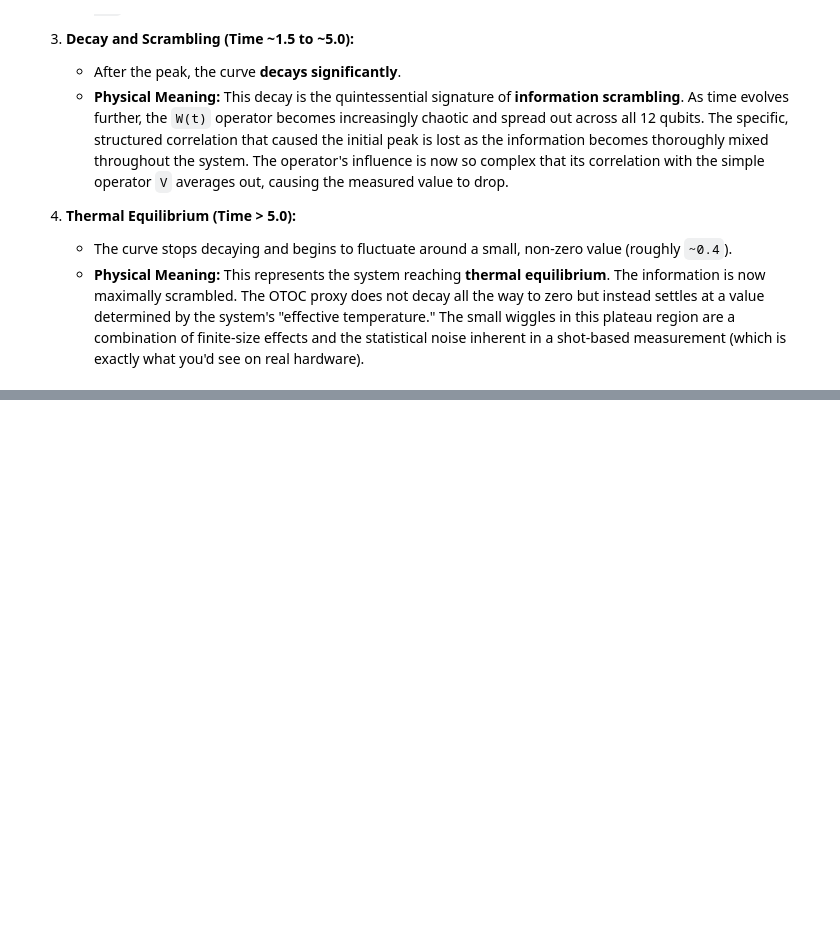
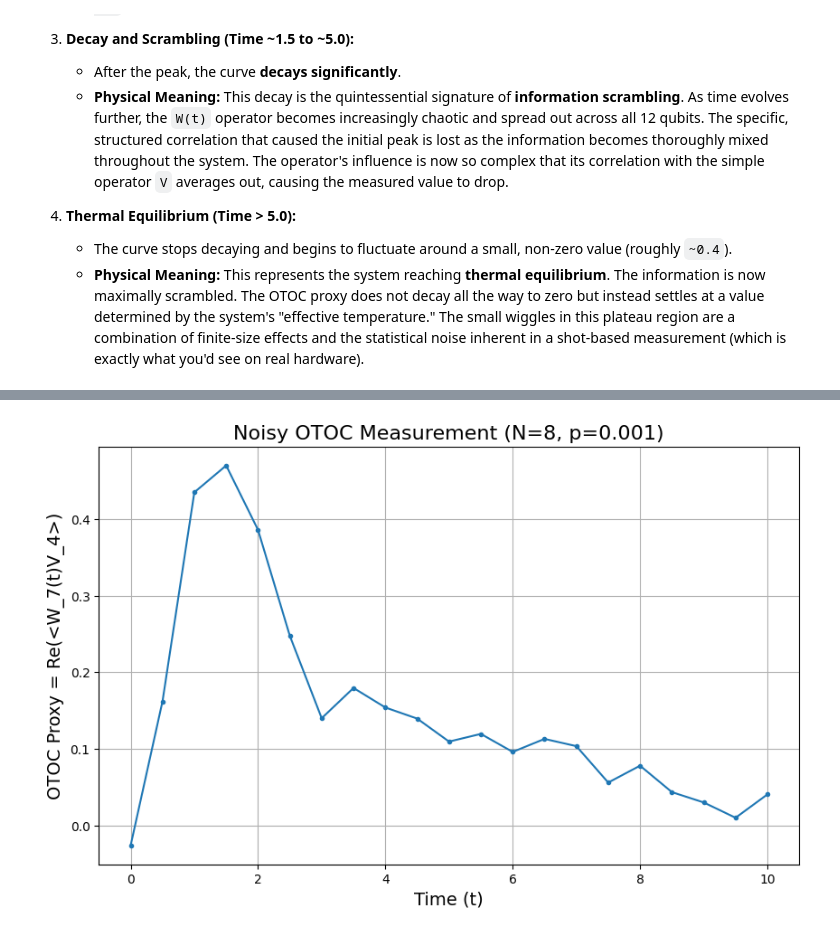
Before and after one commit to peterbabulik/OTOCs, a Jupyter notebook: OTOCs.ipynb, the cells around one changed output, grey strips where cells are left out. Drawn from its saved outputs; the diff is of its cells as text; code cells hidden in the pictures; blank space fills up the shorter version.

```diff
--- a/OTOCs.ipynb
+++ b/OTOCs.ipynb
@@ -388,0 +620,83 @@ This plot shows the "OTOC Proxy," which is the measurable quantity `Re(<W(t)V>)`
+# %%
+import cirq
+import numpy as np
+import matplotlib.pyplot as plt
+
+# --- 1. Define the 1D System and Trotter Gates ---
+# --- MODIFICATION: Reduce N to make the density matrix simulation feasible ---
+N = 8
+# ---
+J = 1.0
+h = 0.5
+
+system_qubits = cirq.LineQubit.range(N)
+ancilla = cirq.GridQubit(0, N)
+
+def trotter_step(qubits, J, h, dt):
+    """Yields the gates for a single Trotter step for a 1D chain."""
+    N = len(qubits)
+    for i in range(0, N - 1, 2):
+        yield cirq.ZZPowGate(exponent=-2 * J * dt / np.pi).on(qubits[i], qubits[i+1])
+    for i in range(1, N - 1, 2):
+        yield cirq.ZZPowGate(exponent=-2 * J * dt / np.pi).on(qubits[i], qubits[i+1])
+    for i in range(N):
+        yield cirq.XPowGate(exponent=-2 * h * dt / np.pi).on(qubits[i])
+
+# --- 2. Ancilla-Based OTOC Simulation WITH NOISE ---
+op_W = cirq.X
+op_V = cirq.Z
+w_site = N - 1
+v_site = N // 2
+
+total_time = 10.0
+dt = 0.05
+time_steps = np.arange(0, total_time + dt, dt * 10)
+otoc_proxy_values_noisy = []
+repetitions = 4000
+
+# Define the noise model
+noise_prob = 0.001 # 0.1% depolarizing error after every gate
+noise_model = cirq.depolarize(p=noise_prob)
+
+print(f"Simulating NOISY OTOC for a {N}-qubit chain...")
+print(f"Noise probability p={noise_prob} after each gate.")
+
+# Use the Density Matrix Simulator
+noisy_simulator = cirq.DensityMatrixSimulator()
+
+for t in time_steps:
+    num_trotter_steps = int(round(t / dt))
+
+    forward_evolution = cirq.Circuit(trotter_step(system_qubits, J, h, dt) for _ in range(num_trotter_steps))
+    backward_evolution = cirq.inverse(forward_evolution)
+
+    otoc_circuit = cirq.Circuit()
+    otoc_circuit.append(cirq.H(ancilla))
+    otoc_circuit.append(op_V(system_qubits[v_site]).controlled_by(ancilla))
+    otoc_circuit.append(forward_evolution)
+    otoc_circuit.append(op_W(system_qubits[w_site]).controlled_by(ancilla))
+    otoc_circuit.append(backward_evolution)
+    otoc_circuit.append(cirq.H(ancilla))
+    otoc_circuit.append(cirq.measure(ancilla, key='ancilla_meas'))
+
+    # Apply the noise to the circuit
+    noisy_otoc_circuit = otoc_circuit.with_noise(noise_model)
+
+    result = noisy_simulator.run(noisy_otoc_circuit, repetitions=repetitions)
+    counts = result.histogram(key='ancilla_meas')
+    expectation_value_z = (counts.get(0, 0) - counts.get(1, 0)) / repetitions
+    otoc_proxy_values_noisy.append(expectation_value_z)
+
+    print(f"Time: {t:.2f}, <Z>_noisy = {expectation_value_z:.4f}")
+
+print("Simulation complete!")
+
+# --- 3. Plot the Results ---
+plt.figure(figsize=(10, 6))
+plt.plot(time_steps, otoc_proxy_values_noisy, marker='.', linestyle='-')
+plt.xlabel("Time (t)", fontsize=14)
+plt.ylabel(f"OTOC Proxy = Re(<W_{w_site}(t)V_{v_site}>)", fontsize=14)
+plt.title(f"Noisy OTOC Measurement (N={N}, p={noise_prob})", fontsize=16)
+plt.grid(True)
+plt.show()
+# %% [output]
@@ -388,0 +720 @@ This plot shows the "OTOC Proxy," which is the measurable quantity `Re(<W(t)V>)`
+[figure, added]
```
Also changed, not shown: parts of 9 cells of this notebook.
